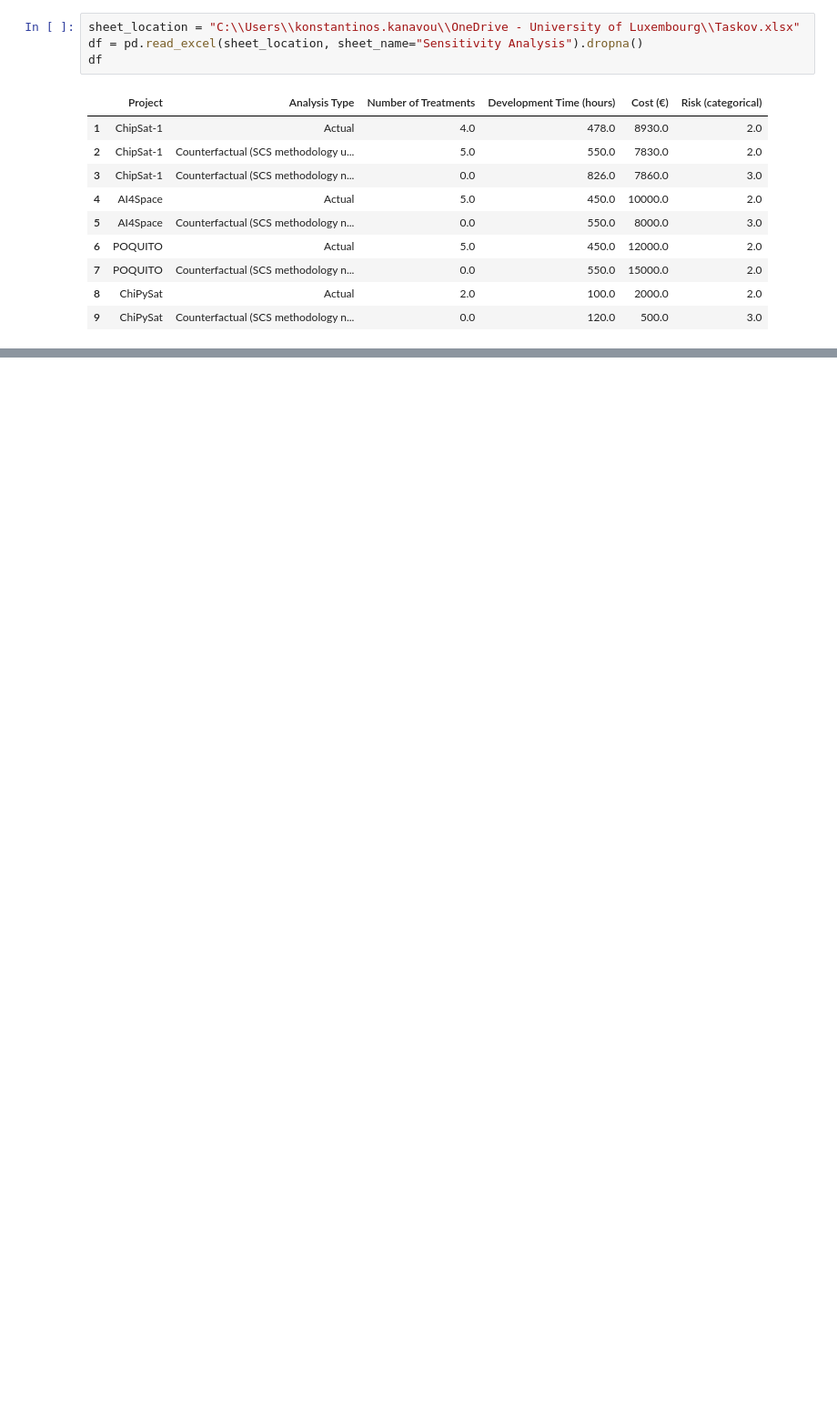
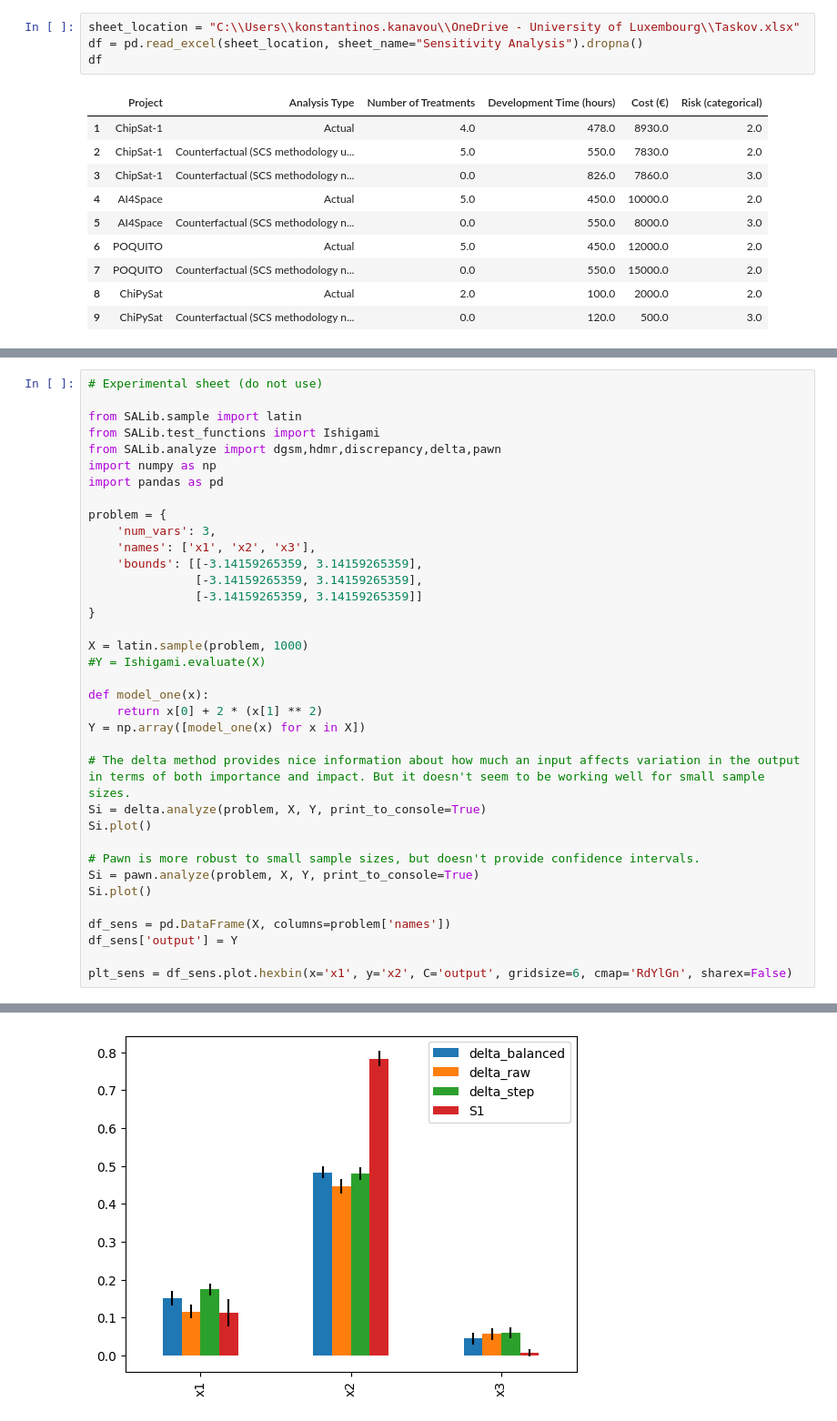
Before and after one commit to kongr45gpen/doctoral-thesis, a Jupyter notebook: analyses/sensitivity_analysis.ipynb, the cells around one changed output, grey strips where cells are left out. Shown at 91% size. Drawn from its saved outputs; the diff is of its cells as text; blank space fills up the shorter version.

```diff
--- a/analyses/sensitivity_analysis.ipynb
+++ b/analyses/sensitivity_analysis.ipynb
@@ -121,0 +237,37 @@ project         0.000000  0.166667  0.166667  0.333333  0.816497  0.136083
+# %%
+# Experimental sheet (do not use)
+
+from SALib.sample import latin
+from SALib.test_functions import Ishigami
+from SALib.analyze import dgsm,hdmr,discrepancy,delta,pawn
+import numpy as np
+import pandas as pd
+
+problem = {
+    'num_vars': 3,
+    'names': ['x1', 'x2', 'x3'],
+    'bounds': [[-3.14159265359, 3.14159265359],
+               [-3.14159265359, 3.14159265359],
+               [-3.14159265359, 3.14159265359]]
+}
+
+X = latin.sample(problem, 1000)
+#Y = Ishigami.evaluate(X)
+
+def model_one(x):
+    return x[0] + 2 * (x[1] ** 2)
+Y = np.array([model_one(x) for x in X])
+
+# The delta method provides nice information about how much an input affects variation in the output in terms of both importance and impact. But it doesn't seem to be working well for small sample sizes.
+Si = delta.analyze(problem, X, Y, print_to_console=True)
+Si.plot()
+
+# Pawn is more robust to small sample sizes, but doesn't provide confidence intervals.
+Si = pawn.analyze(problem, X, Y, print_to_console=True)
+Si.plot()
+
+df_sens = pd.DataFrame(X, columns=problem['names'])
+df_sens['output'] = Y
+
+plt_sens = df_sens.plot.hexbin(x='x1', y='x2', C='output', gridsize=6, cmap='RdYlGn', sharex=False)
+# %% [output]
@@ -121,0 +282 @@ project         0.000000  0.166667  0.166667  0.333333  0.816497  0.136083
+[figure, added]
```
Also changed, not shown: parts of 7 cells of this notebook, 13 other files.
